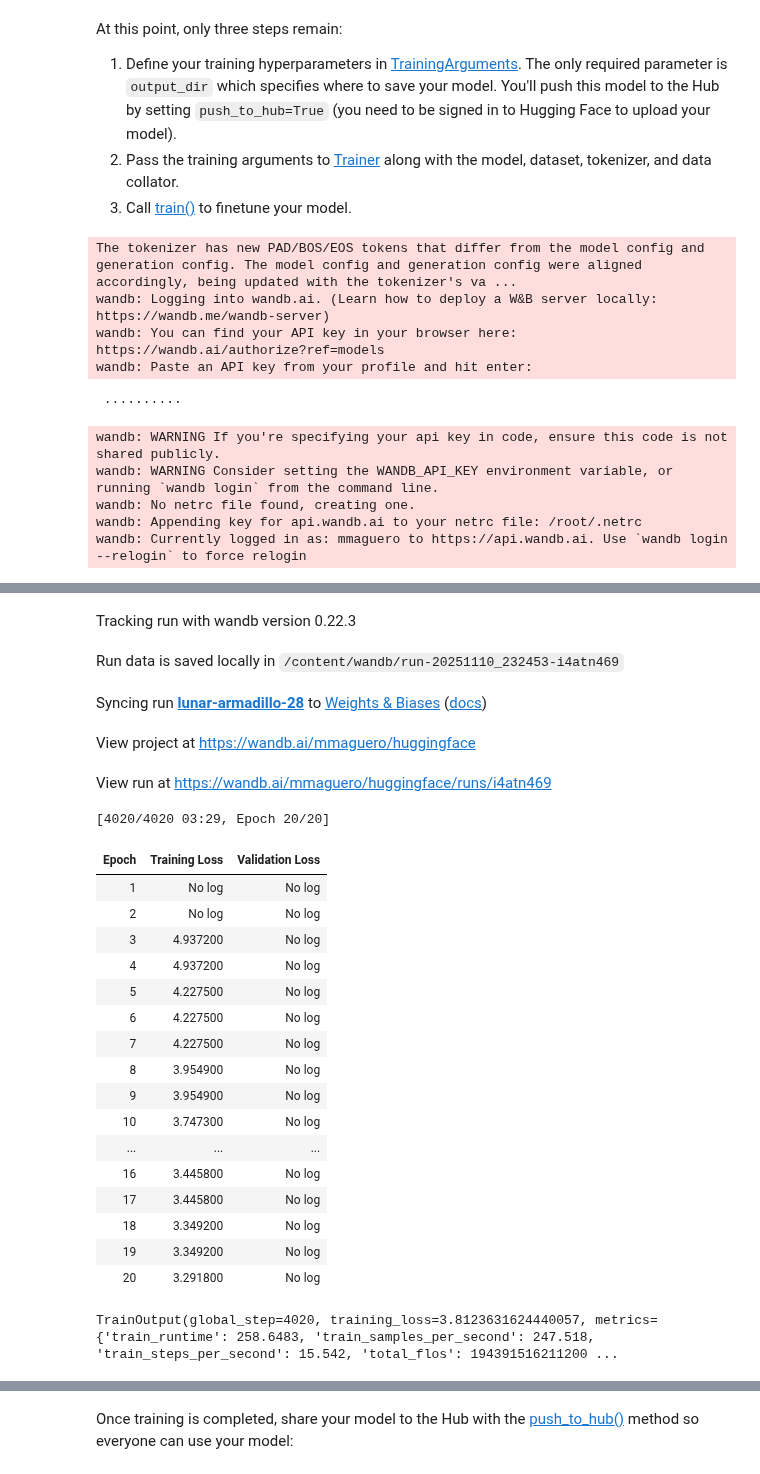
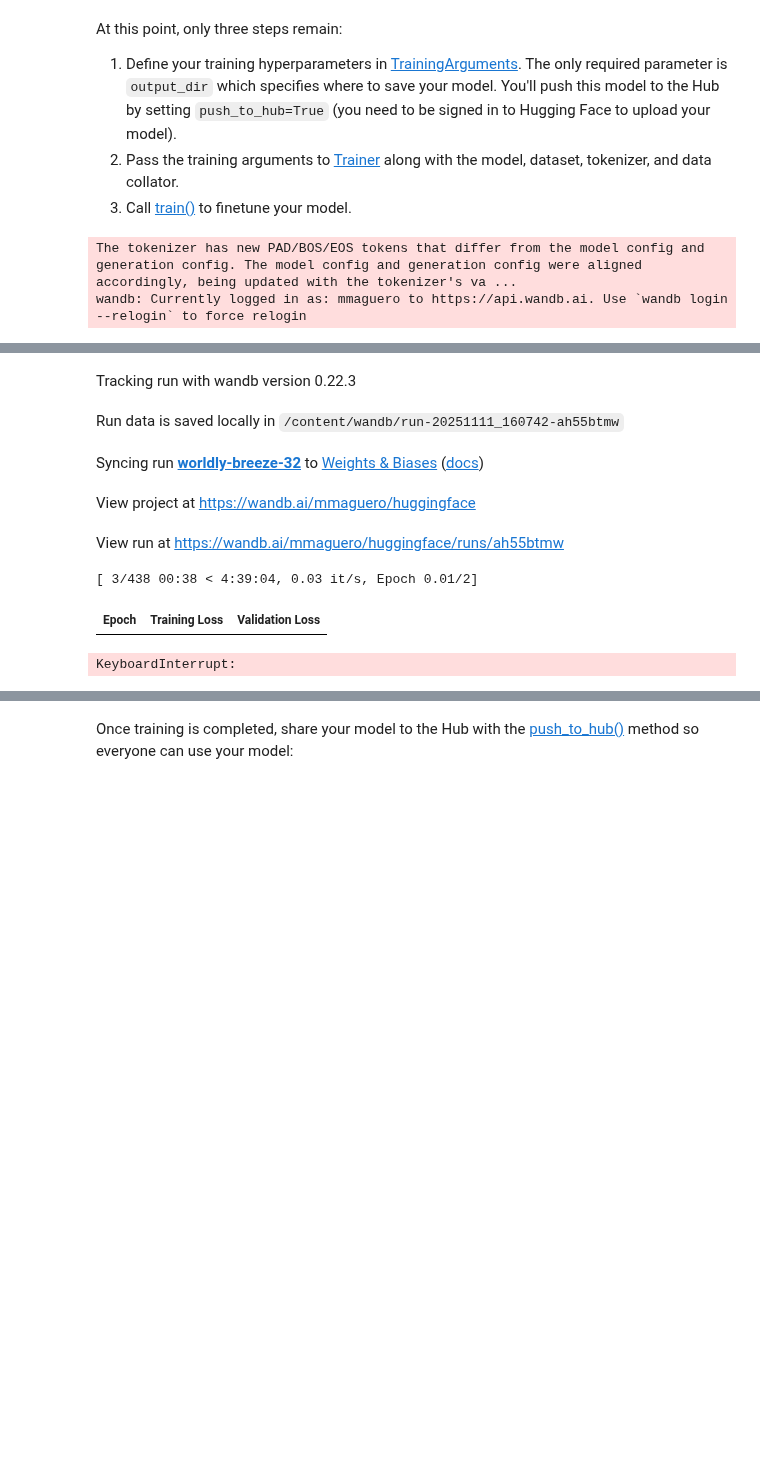
Before and after one commit to mmaguero/diploma_fpuna_nlp_ia, a Jupyter notebook: 2025/guarani_wiki_question_answering.ipynb, the cells around one changed output, grey strips where cells are left out. Saved outputs shown, nothing was run; the diff lists cells and outputs as text; code cells hidden in the pictures; blank space fills up the shorter version.

Commit message:
trying small model

```diff
--- a/2025/guarani_wiki_question_answering.ipynb
+++ b/2025/guarani_wiki_question_answering.ipynb
@@ -98,0 +136,4 @@ rnd, squad["train"][rnd]
+# %%
+squad = squad.map(add_hashed_id)
+print("Dataset 'squad_final' updated with new hashed IDs and 'url' fields.")
+print(squad)
@@ -99,15 +148,14 @@ rnd, squad["train"][rnd]
 # %% [markdown]
 Adding test and validation sets...
 # %%
-
-# 2. Split the original 'train' split into:
+# 1. Split the original 'train' split into:
 # 80% for new 'train' and 20% for 'temp_test'
 squad_temp = squad["train"].train_test_split(test_size=0.2, seed=42)
 print("Initial split (train and temp_test):")
 print(squad_temp)
 
-# 3. add validation
-squad_final = squad_temp["train"].train_test_split(test_size=0.2, seed=42)
+# 2. add validation
+squad_final = squad_temp["train"].train_test_split(test_size=0.125, seed=42) # 10%
 squad_final["validation"] = squad_final.pop("test")
 squad_final["test"] = squad_temp["test"]
 
@@ -151,7 +211,7 @@ The next step is to load a DistilBERT tokenizer to process the `question` and `c
 # %%
 from transformers import AutoTokenizer
 
-tokenizer = AutoTokenizer.from_pretrained("mmaguero/gn-bert-tiny-cased")#"distilbert/distilbert-base-uncased")
+tokenizer = AutoTokenizer.from_pretrained("mmaguero/gn-bert-small-cased") #gn-bert-tiny-cased")#"distilbert/distilbert-base-uncased")
 # %% [markdown]
 There are a few preprocessing steps particular to question answering tasks you should be aware of:
 
@@ -449,5 +530,5 @@ You're ready to start training your model now! Load DistilBERT with [AutoModelFo
 # %%
 from transformers import AutoModelForQuestionAnswering, TrainingArguments, Trainer
 
-model = AutoModelForQuestionAnswering.from_pretrained("mmaguero/gn-bert-tiny-cased")#"distilbert/distilbert-base-uncased")
+model = AutoModelForQuestionAnswering.from_pretrained("mmaguero/gn-bert-small-cased")#"mmaguero/gn-bert-tiny-cased")#"distilbert/distilbert-base-uncased")
 # %% [output]
@@ -461,64 +542,40 @@ At this point, only three steps remain:
 3. Call [train()](https://huggingface.co/docs/transformers/main/en/main_classes/trainer#transformers.Trainer.train) to finetune your model.
 # %%
 training_args = TrainingArguments(
-    output_dir="multi-wiki-qa-gn-bert-tiny-cased",
+    output_dir="multi-wiki-qa-gn-bert-small-cased", #"multi-wiki-qa-gn-bert-tiny-cased",
     eval_strategy="epoch", # "no"
-    learning_rate=2e-5,
+    learning_rate=5e-5,
     per_device_train_batch_size=16,
     per_device_eval_batch_size=16,
-    num_train_epochs=20,
+    num_train_epochs=2,
     weight_decay=0.01,
     save_total_limit=3,
     #metric_for_best_model="combined",
     push_to_hub=False,
     fp16=True,
 )
 
 trainer = Trainer(
     model=model,
     args=training_args,
     train_dataset=tokenized_squad["train"],
     eval_dataset=tokenized_squad["validation"],
     processing_class=tokenizer,
     data_collator=data_collator,
     #compute_metrics=compute_metrics,
 
 )
 
 trainer.train()
 # %% [output]
 The tokenizer has new PAD/BOS/EOS tokens that differ from the model config and generation config. The model config and generation config were aligned accordingly, being updated with the tokenizer's va ...
-wandb: Logging into wandb.ai. (Learn how to deploy a W&B server locally: https://wandb.me/wandb-server)
-wandb: You can find your API key in your browser here: https://wandb.ai/authorize?ref=models
-wandb: Paste an API key from your profile and hit enter:
+wandb: Currently logged in as: mmaguero to https://api.wandb.ai. Use `wandb login --relogin` to force relogin
- ··········
-wandb: WARNING If you're specifying your api key in code, ensure this code is not shared publicly.
-wandb: WARNING Consider setting the WANDB_API_KEY environment variable, or running `wandb login` from the command line.
-wandb: No netrc file found, creating one.
-wandb: Appending key for api.wandb.ai to your netrc file: /root/.netrc
-wandb: Currently logged in as: mmaguero to https://api.wandb.ai. Use `wandb login --relogin` to force relogin
 [interactive output not drawn]
 Tracking run with wandb version 0.22.3
-Run data is saved locally in /content/wandb/run-20251110_232453-i4atn469
+Run data is saved locally in /content/wandb/run-20251111_160742-ah55btmw
-Syncing run lunar-armadillo-28 to Weights & Biases (docs)
+Syncing run worldly-breeze-32 to Weights & Biases (docs)
 View project at https://wandb.ai/mmaguero/huggingface
-View run at https://wandb.ai/mmaguero/huggingface/runs/i4atn469
+View run at https://wandb.ai/mmaguero/huggingface/runs/ah55btmw
-[4020/4020 03:29, Epoch 20/20]
+[ 3/438 00:38 < 4:39:04, 0.03 it/s, Epoch 0.01/2]
 | Epoch | Training Loss | Validation Loss |
-| 1 | No log | No log |
-| 2 | No log | No log |
-| 3 | 4.937200 | No log |
-| 4 | 4.937200 | No log |
-| 5 | 4.227500 | No log |
-| 6 | 4.227500 | No log |
-| 7 | 4.227500 | No log |
-| 8 | 3.954900 | No log |
-| 9 | 3.954900 | No log |
-| 10 | 3.747300 | No log |
-| ... | ... | ... |
-| 16 | 3.445800 | No log |
-| 17 | 3.445800 | No log |
-| 18 | 3.349200 | No log |
-| 19 | 3.349200 | No log |
-| 20 | 3.291800 | No log |
-TrainOutput(global_step=4020, training_loss=3.8123631624440057, metrics={'train_runtime': 258.6483, 'train_samples_per_second': 247.518, 'train_steps_per_second': 15.542, 'total_flos': 194391516211200 ...
+KeyboardInterrupt:
```
Also changed, not shown: parts of 23 cells of this notebook.
